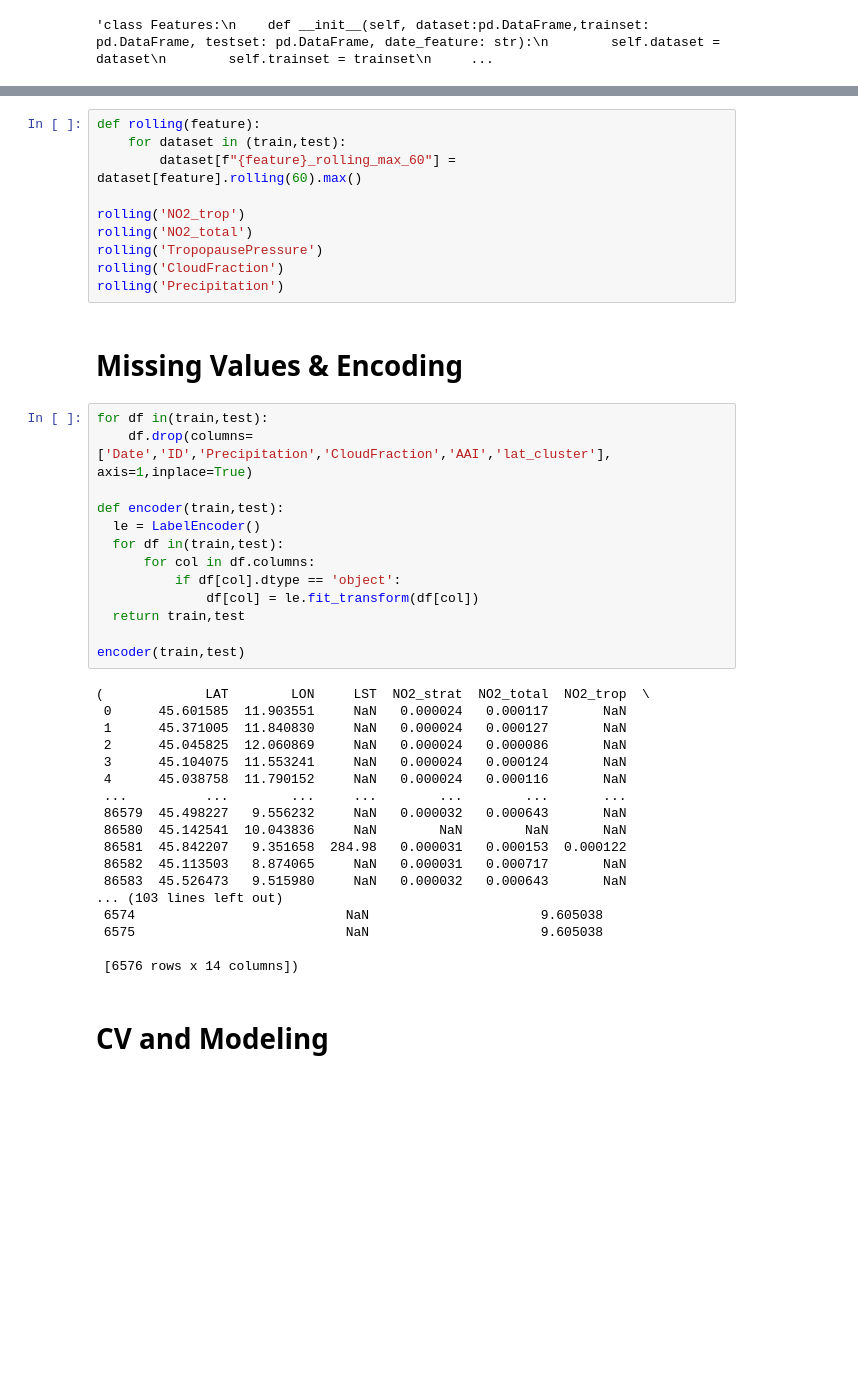
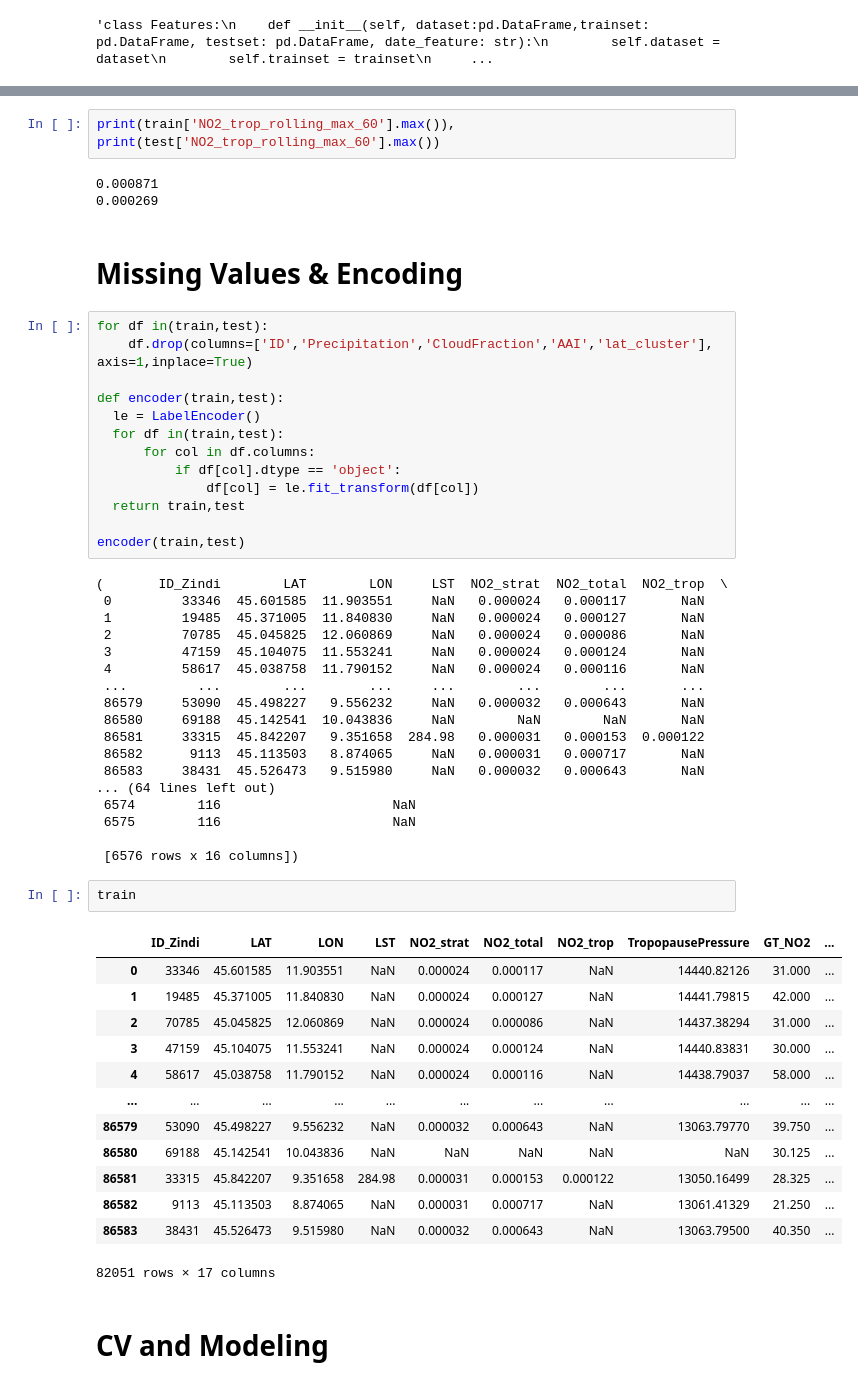
Before and after one commit to A7med7x7/khwarizm, a Jupyter notebook: main.ipynb, the cells around one changed output, grey strips where cells are left out. Cells and saved outputs as stored; diff of their text form; blank space fills up the shorter version.

```diff
--- a/main.ipynb
+++ b/main.ipynb
@@ -143,18 +132,14 @@ NameError: name 'stop' is not defined
-# %%
-def rolling(feature):
-    for dataset in (train,test):
-        dataset[f"{feature}_rolling_max_60"] = dataset[feature].rolling(60).max()
-
-rolling('NO2_trop')
-rolling('NO2_total')
-rolling('TropopausePressure')
-rolling('CloudFraction')
-rolling('Precipitation')
+# %%
+print(train['NO2_trop_rolling_max_60'].max()),
+print(test['NO2_trop_rolling_max_60'].max())
+# %% [output]
+0.000871
+0.000269
 # %% [markdown]
 # Missing Values & Encoding
 # %%
 for df in(train,test):
-    df.drop(columns=['Date','ID','Precipitation','CloudFraction','AAI','lat_cluster'], axis=1,inplace=True)
+    df.drop(columns=['ID','Precipitation','CloudFraction','AAI','lat_cluster'], axis=1,inplace=True)
 
 def encoder(train,test):
   le = LabelEncoder()
@@ -166,22 +151,38 @@ def encoder(train,test):
 
 encoder(train,test)
 # %% [output]
-(             LAT        LON     LST  NO2_strat  NO2_total  NO2_trop  \
- 0      45.601585  11.903551     NaN   0.000024   0.000117       NaN
- 1      45.371005  11.840830     NaN   0.000024   0.000127       NaN
- 2      45.045825  12.060869     NaN   0.000024   0.000086       NaN
- 3      45.104075  11.553241     NaN   0.000024   0.000124       NaN
- 4      45.038758  11.790152     NaN   0.000024   0.000116       NaN
- ...          ...        ...     ...        ...        ...       ...
- 86579  45.498227   9.556232     NaN   0.000032   0.000643       NaN
- 86580  45.142541  10.043836     NaN        NaN        NaN       NaN
- 86581  45.842207   9.351658  284.98   0.000031   0.000153  0.000122
- 86582  45.113503   8.874065     NaN   0.000031   0.000717       NaN
- 86583  45.526473   9.515980     NaN   0.000032   0.000643       NaN
-... (103 lines left out)
- 6574                           NaN                      9.605038
- 6575                           NaN                      9.605038
+(       ID_Zindi        LAT        LON     LST  NO2_strat  NO2_total  NO2_trop  \
+ 0         33346  45.601585  11.903551     NaN   0.000024   0.000117       NaN
+ 1         19485  45.371005  11.840830     NaN   0.000024   0.000127       NaN
+ 2         70785  45.045825  12.060869     NaN   0.000024   0.000086       NaN
+ 3         47159  45.104075  11.553241     NaN   0.000024   0.000124       NaN
+ 4         58617  45.038758  11.790152     NaN   0.000024   0.000116       NaN
+ ...         ...        ...        ...     ...        ...        ...       ...
+ 86579     53090  45.498227   9.556232     NaN   0.000032   0.000643       NaN
+ 86580     69188  45.142541  10.043836     NaN        NaN        NaN       NaN
+ 86581     33315  45.842207   9.351658  284.98   0.000031   0.000153  0.000122
+ 86582      9113  45.113503   8.874065     NaN   0.000031   0.000717       NaN
+ 86583     38431  45.526473   9.515980     NaN   0.000032   0.000643       NaN
+... (64 lines left out)
+ 6574        116                      NaN
+ 6575        116                      NaN
 
- [6576 rows x 14 columns])
+ [6576 rows x 16 columns])
+# %%
+train
+# %% [output]
+|  | ID_Zindi | LAT | LON | LST | NO2_strat | NO2_total | NO2_trop | TropopausePressure | GT_NO2 | ... |
+| 0 | 33346 | 45.601585 | 11.903551 | NaN | 0.000024 | 0.000117 | NaN | 14440.82126 | 31.000 | ... |
+| 1 | 19485 | 45.371005 | 11.840830 | NaN | 0.000024 | 0.000127 | NaN | 14441.79815 | 42.000 | ... |
+| 2 | 70785 | 45.045825 | 12.060869 | NaN | 0.000024 | 0.000086 | NaN | 14437.38294 | 31.000 | ... |
+| 3 | 47159 | 45.104075 | 11.553241 | NaN | 0.000024 | 0.000124 | NaN | 14440.83831 | 30.000 | ... |
+| 4 | 58617 | 45.038758 | 11.790152 | NaN | 0.000024 | 0.000116 | NaN | 14438.79037 | 58.000 | ... |
+| ... | ... | ... | ... | ... | ... | ... | ... | ... | ... | ... |
+| 86579 | 53090 | 45.498227 | 9.556232 | NaN | 0.000032 | 0.000643 | NaN | 13063.79770 | 39.750 | ... |
+| 86580 | 69188 | 45.142541 | 10.043836 | NaN | NaN | NaN | NaN | NaN | 30.125 | ... |
+| 86581 | 33315 | 45.842207 | 9.351658 | 284.98 | 0.000031 | 0.000153 | 0.000122 | 13050.16499 | 28.325 | ... |
+| 86582 | 9113 | 45.113503 | 8.874065 | NaN | 0.000031 | 0.000717 | NaN | 13061.41329 | 21.250 | ... |
+| 86583 | 38431 | 45.526473 | 9.515980 | NaN | 0.000032 | 0.000643 | NaN | 13063.79500 | 40.350 | ... |
+82051 rows × 17 columns
 # %% [markdown]
 # CV and Modeling
```
Also changed, not shown: parts of 17 cells of this notebook, 3 other files.
